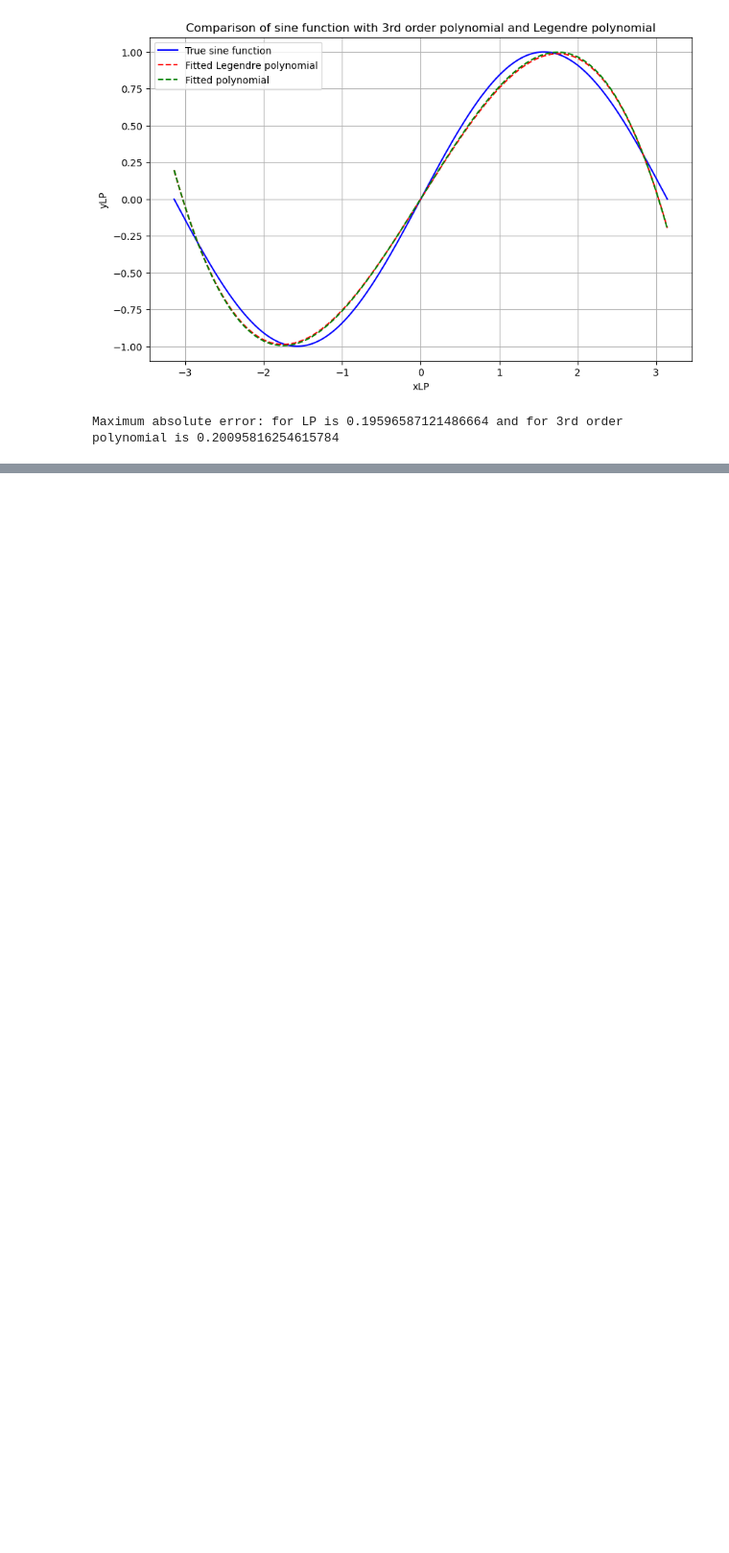
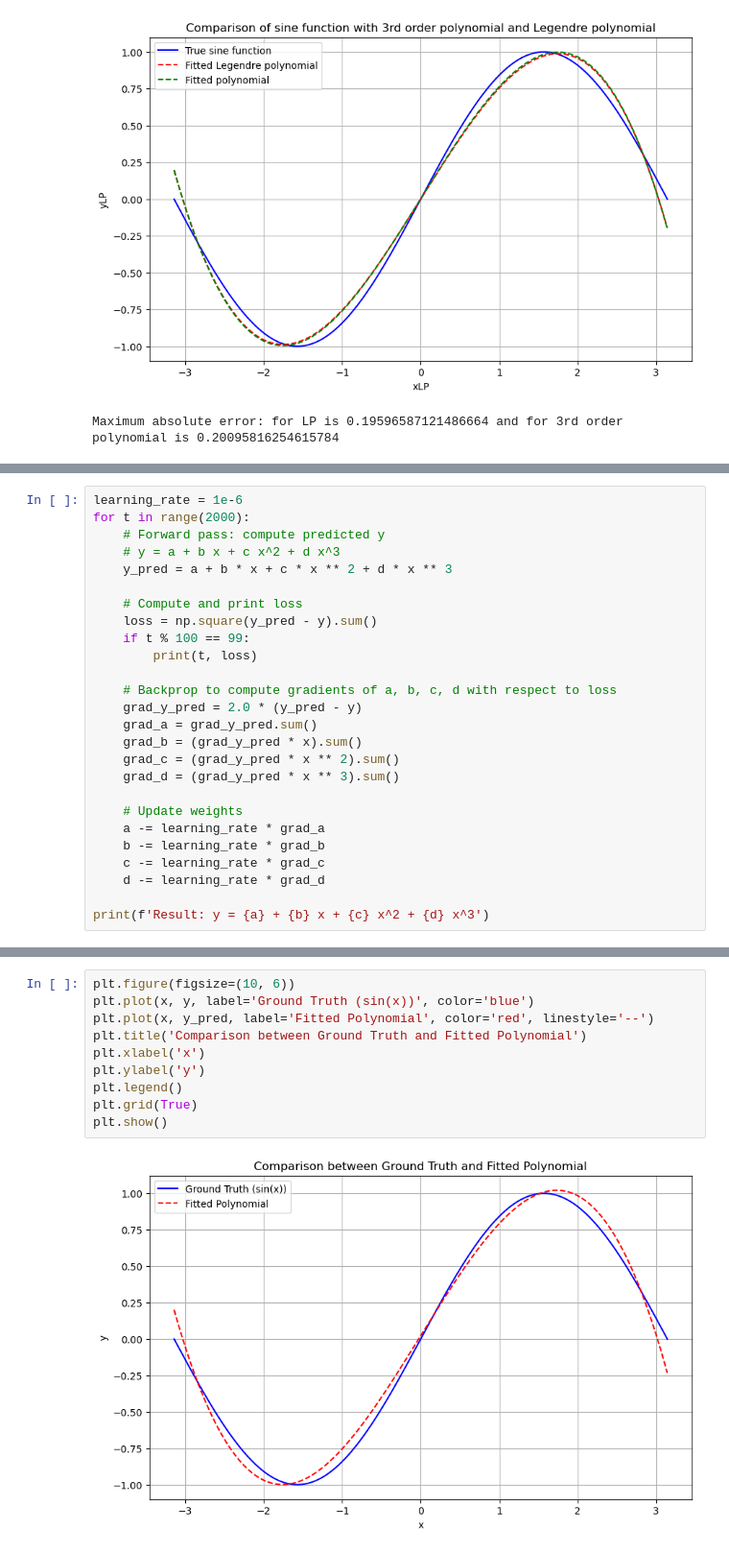
Before and after one commit to AnjaliML/ML101, a Jupyter notebook: predictingSinX.ipynb, the cells around one changed output, grey strips where cells are left out. Shown: that part at 96% size. Saved outputs shown, nothing was run; the diff lists cells and outputs as text; blank space fills up the shorter version.

```diff
--- a/predictingSinX.ipynb
+++ b/predictingSinX.ipynb
@@ -388,0 +389,26 @@ Maximum absolute error: for LP is 0.19596587121486664 and for 3rd order polynomi
+# %%
+learning_rate = 1e-6
+for t in range(2000):
+    # Forward pass: compute predicted y
+    # y = a + b x + c x^2 + d x^3
+    y_pred = a + b * x + c * x ** 2 + d * x ** 3
+
+    # Compute and print loss
+    loss = np.square(y_pred - y).sum()
+    if t % 100 == 99:
+        print(t, loss)
+
+    # Backprop to compute gradients of a, b, c, d with respect to loss
+    grad_y_pred = 2.0 * (y_pred - y)
+    grad_a = grad_y_pred.sum()
+    grad_b = (grad_y_pred * x).sum()
+    grad_c = (grad_y_pred * x ** 2).sum()
+    grad_d = (grad_y_pred * x ** 3).sum()
+
+    # Update weights
+    a -= learning_rate * grad_a
+    b -= learning_rate * grad_b
+    c -= learning_rate * grad_c
+    d -= learning_rate * grad_d
+
+print(f'Result: y = {a} + {b} x + {c} x^2 + {d} x^3')
@@ -388,0 +433,12 @@ Maximum absolute error: for LP is 0.19596587121486664 and for 3rd order polynomi
+# %%
+plt.figure(figsize=(10, 6))
+plt.plot(x, y, label='Ground Truth (sin(x))', color='blue')
+plt.plot(x, y_pred, label='Fitted Polynomial', color='red', linestyle='--')
+plt.title('Comparison between Ground Truth and Fitted Polynomial')
+plt.xlabel('x')
+plt.ylabel('y')
+plt.legend()
+plt.grid(True)
+plt.show()
+# %% [output]
+[figure, added]
```
Also changed, not shown: parts of 9 cells of this notebook.
